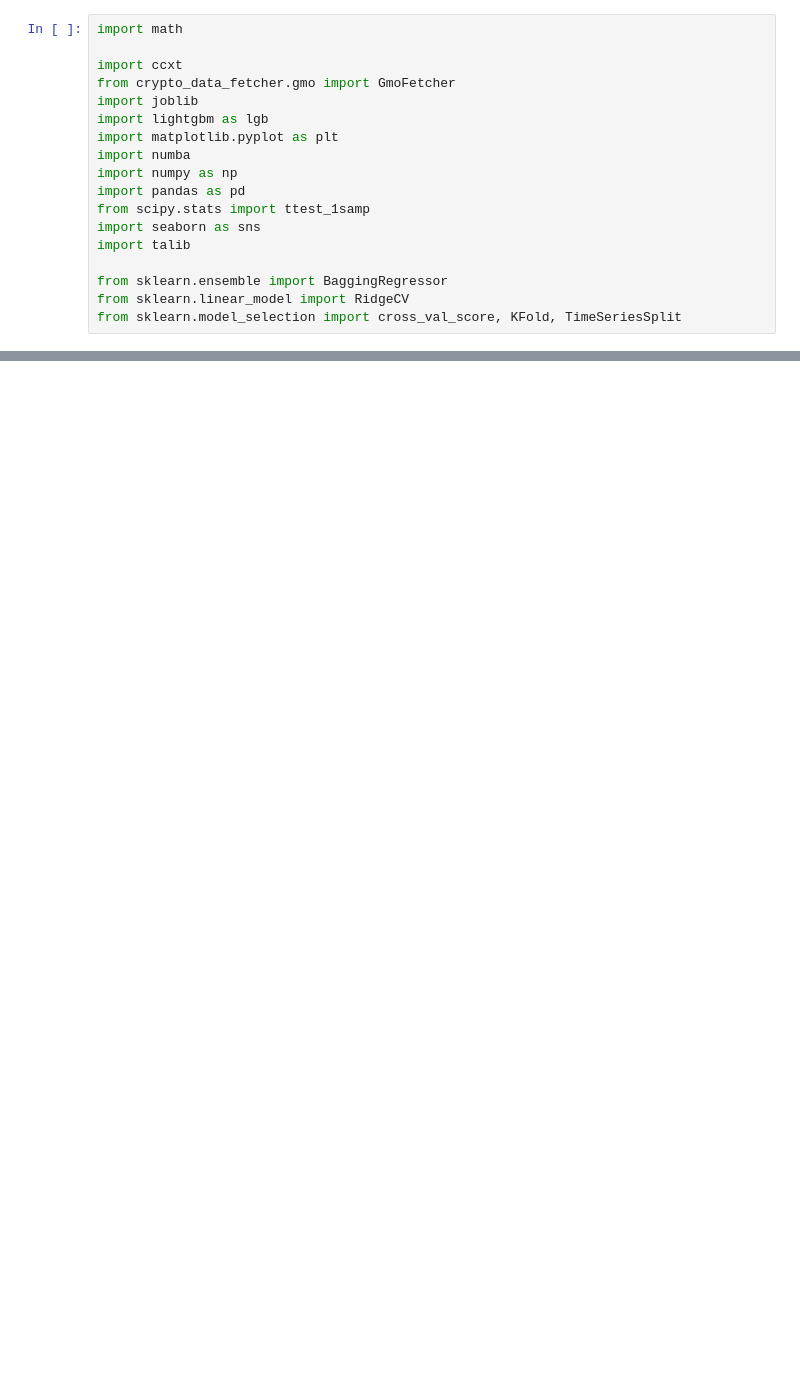
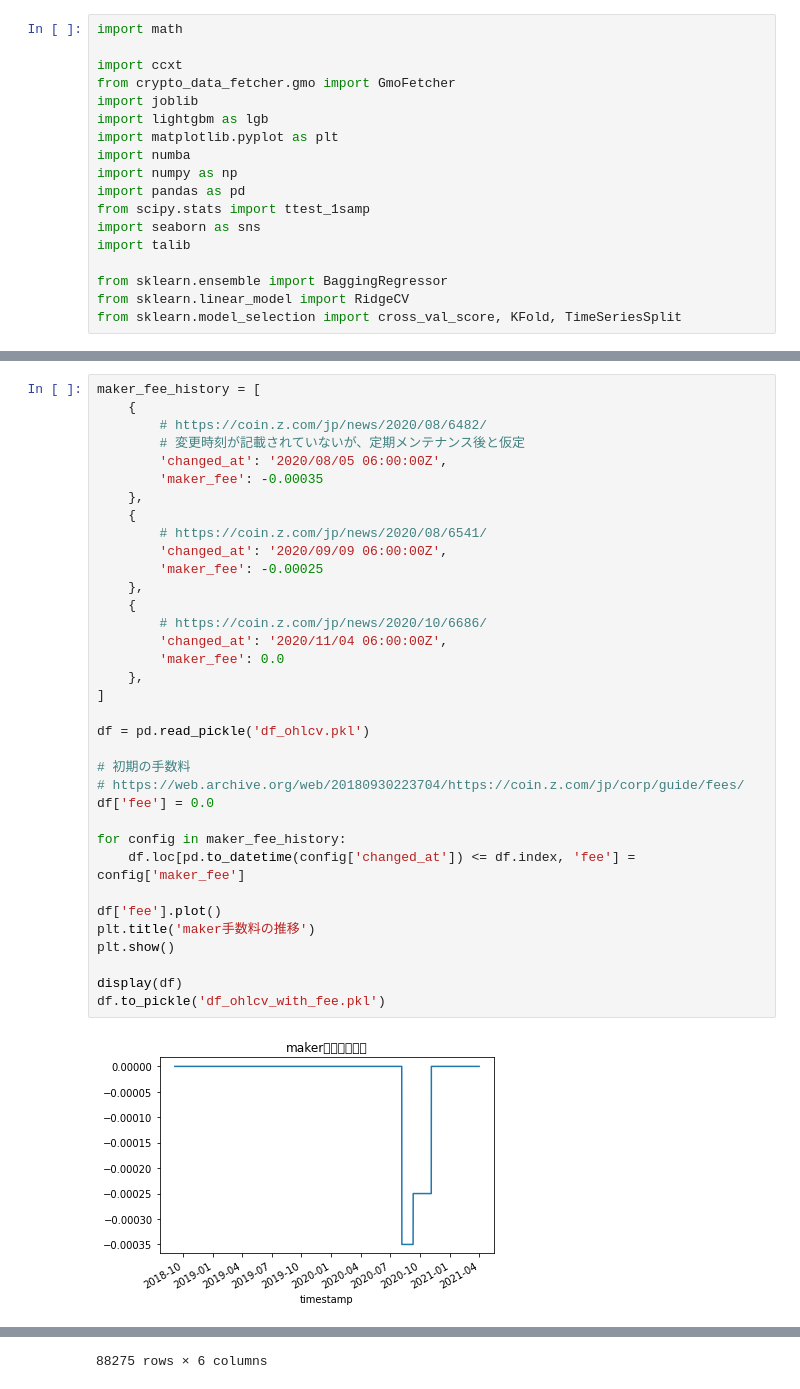
Before and after one commit to 892nske/bot_tu, a Jupyter notebook: tubo_gmo.ipynb, the cells around one changed output, grey strips where cells are left out. Drawn from its saved outputs; the diff is of its cells as text; blank space fills up the shorter version.

```diff
--- a/tubo_gmo.ipynb
+++ b/tubo_gmo.ipynb
@@ -35,0 +51,37 @@ df.to_pickle('df_ohlcv.pkl')
+# %%
+maker_fee_history = [
+    {
+        # https://coin.z.com/jp/news/2020/08/6482/
+        # 変更時刻が記載されていないが、定期メンテナンス後と仮定
+        'changed_at': '2020/08/05 06:00:00Z',
+        'maker_fee': -0.00035
+    },
+    {
+        # https://coin.z.com/jp/news/2020/08/6541/
+        'changed_at': '2020/09/09 06:00:00Z',
+        'maker_fee': -0.00025
+    },
+    {
+        # https://coin.z.com/jp/news/2020/10/6686/
+        'changed_at': '2020/11/04 06:00:00Z',
+        'maker_fee': 0.0
+    },
+]
+
+df = pd.read_pickle('df_ohlcv.pkl')
+
+# 初期の手数料
+# https://web.archive.org/web/20180930223704/https://coin.z.com/jp/corp/guide/fees/
+df['fee'] = 0.0
+
+for config in maker_fee_history:
+    df.loc[pd.to_datetime(config['changed_at']) <= df.index, 'fee'] = config['maker_fee']
+
+df['fee'].plot()
+plt.title('maker手数料の推移')
+plt.show()
+
+display(df)
+df.to_pickle('df_ohlcv_with_fee.pkl')
+# %% [output]
+[figure, added]
@@ -36,3 +101,4 @@ df.to_pickle('df_ohlcv.pkl')
+88275 rows × 6 columns
 # %%
 def calc_features(df):
     open = df['op']
```
Also changed, not shown: parts of 9 cells of this notebook.
